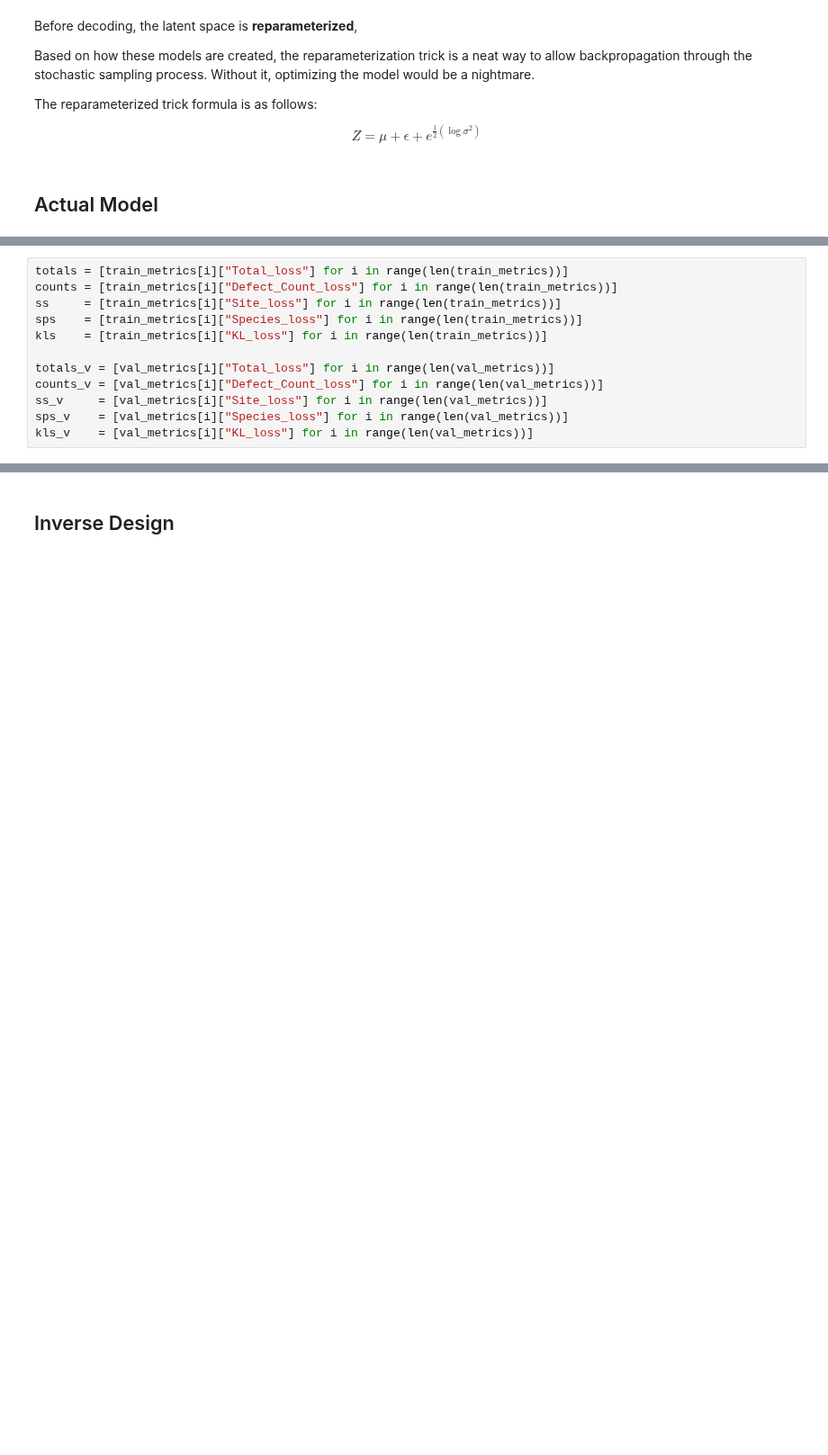
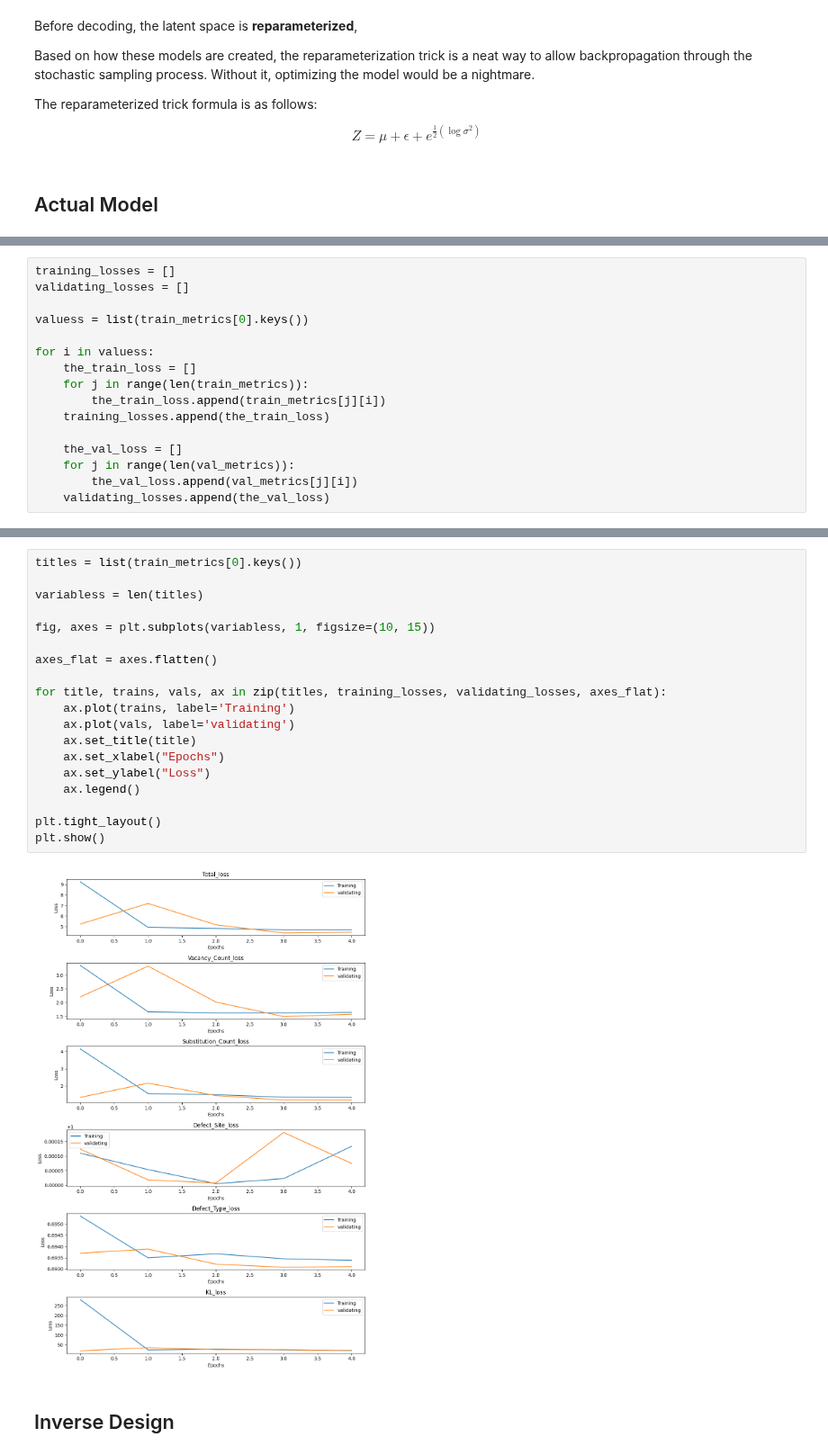
Before and after one commit to AdamKimhub/GNN-and-CVAE-on-2D-materials, a Jupyter notebook: cvae1.ipynb, the cells around one changed output, grey strips where cells are left out. Shown at 90% size. Cells and saved outputs as stored; diff of their text form; blank space fills up the shorter version.

```diff
--- a/cvae1.ipynb
+++ b/cvae1.ipynb
@@ -1779,12 +1338,16 @@ Validation : 2.7216 | 1.2329 | 1.3345 | 0.1516 | 2.6944
 # %%
-totals = [train_metrics[i]["Total_loss"] for i in range(len(train_metrics))]
-counts = [train_metrics[i]["Defect_Count_loss"] for i in range(len(train_metrics))]
-ss     = [train_metrics[i]["Site_loss"] for i in range(len(train_metrics))]
-sps    = [train_metrics[i]["Species_loss"] for i in range(len(train_metrics))]
-kls    = [train_metrics[i]["KL_loss"] for i in range(len(train_metrics))]
+training_losses = []
+validating_losses = []
 
-totals_v = [val_metrics[i]["Total_loss"] for i in range(len(val_metrics))]
-counts_v = [val_metrics[i]["Defect_Count_loss"] for i in range(len(val_metrics))]
-ss_v     = [val_metrics[i]["Site_loss"] for i in range(len(val_metrics))]
-sps_v    = [val_metrics[i]["Species_loss"] for i in range(len(val_metrics))]
-kls_v    = [val_metrics[i]["KL_loss"] for i in range(len(val_metrics))]
+valuess = list(train_metrics[0].keys())
+
+for i in valuess:
+    the_train_loss = []
+    for j in range(len(train_metrics)):
+        the_train_loss.append(train_metrics[j][i])
+    training_losses.append(the_train_loss)
+
+    the_val_loss = []
+    for j in range(len(val_metrics)):
+        the_val_loss.append(val_metrics[j][i])
+    validating_losses.append(the_val_loss)
@@ -1834,3 +1354,24 @@ plt.show()
+# %%
+titles = list(train_metrics[0].keys())
+
+variabless = len(titles)
+
+fig, axes = plt.subplots(variabless, 1, figsize=(10, 15))
+
+axes_flat = axes.flatten()
+
+for title, trains, vals, ax in zip(titles, training_losses, validating_losses, axes_flat):
+    ax.plot(trains, label='Training')
+    ax.plot(vals, label='validating')
+    ax.set_title(title)
+    ax.set_xlabel("Epochs")
+    ax.set_ylabel("Loss")
+    ax.legend()
+
+plt.tight_layout()
+plt.show()
+# %% [output]
+[figure, added]
 # %% [markdown]
 ## Inverse Design
 # %%
```
Also changed, not shown: parts of 24 cells of this notebook.
